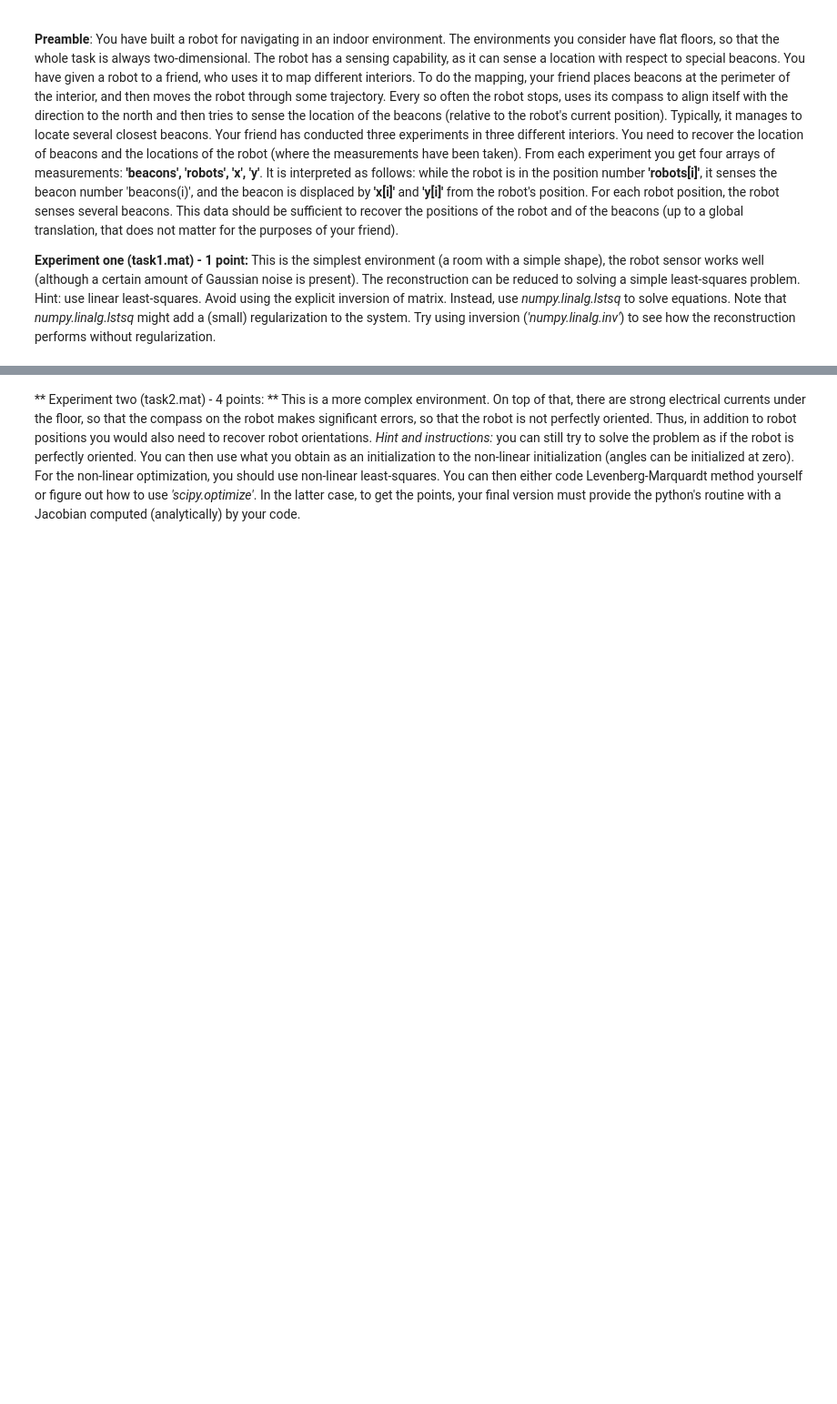
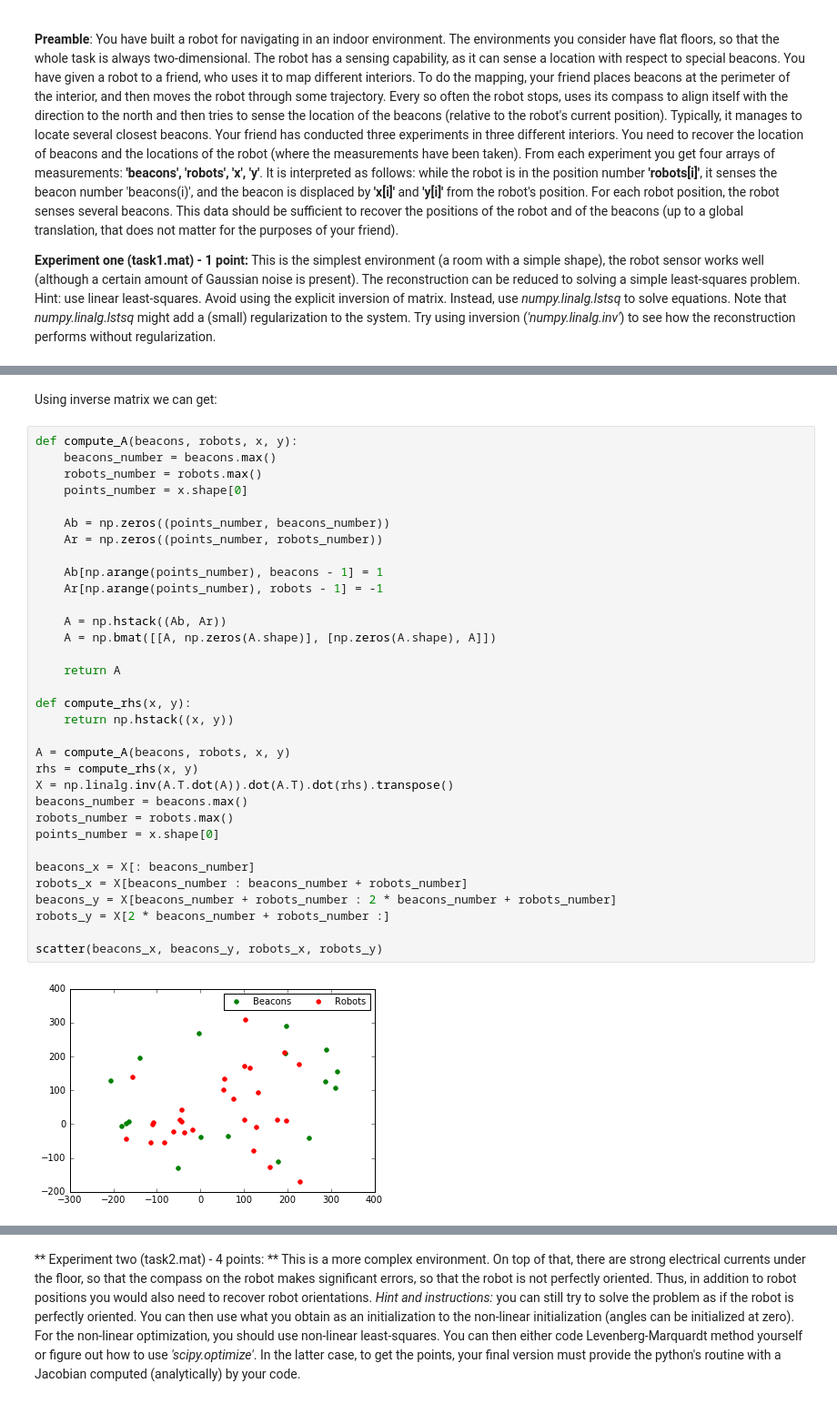
Before and after one commit to Aelphy/skoltech, a Jupyter notebook: term2/optimization_methods/Assignment4/task.ipynb, the cells around one changed output, grey strips where cells are left out. Shown at 91% size. Saved outputs shown, nothing was run; the diff lists cells and outputs as text; blank space fills up the shorter version.

```diff
--- a/term2/optimization_methods/Assignment4/task.ipynb
+++ b/term2/optimization_methods/Assignment4/task.ipynb
@@ -37,0 +83,37 @@ for i in range(robots.shape[0]):
+# %% [markdown]
+Using inverse matrix we can get:
+# %%
+def compute_A(beacons, robots, x, y):
+    beacons_number = beacons.max()
+    robots_number = robots.max()
+    points_number = x.shape[0]
+
+    Ab = np.zeros((points_number, beacons_number))
+    Ar = np.zeros((points_number, robots_number))
+
+    Ab[np.arange(points_number), beacons - 1] = 1
+    Ar[np.arange(points_number), robots - 1] = -1
+
+    A = np.hstack((Ab, Ar))
+    A = np.bmat([[A, np.zeros(A.shape)], [np.zeros(A.shape), A]])
+
+    return A
+
+def compute_rhs(x, y):
+    return np.hstack((x, y))
+
+A = compute_A(beacons, robots, x, y)
+rhs = compute_rhs(x, y)
+X = np.linalg.inv(A.T.dot(A)).dot(A.T).dot(rhs).transpose()
+beacons_number = beacons.max()
+robots_number = robots.max()
+points_number = x.shape[0]
+
+beacons_x = X[: beacons_number]
+robots_x = X[beacons_number : beacons_number + robots_number]
+beacons_y = X[beacons_number + robots_number : 2 * beacons_number + robots_number]
+robots_y = X[2 * beacons_number + robots_number :]
+
+scatter(beacons_x, beacons_y, robots_x, robots_y)
+# %% [output]
+[figure, added]
```
Also changed, not shown: parts of 22 cells of this notebook, 27 other files.
